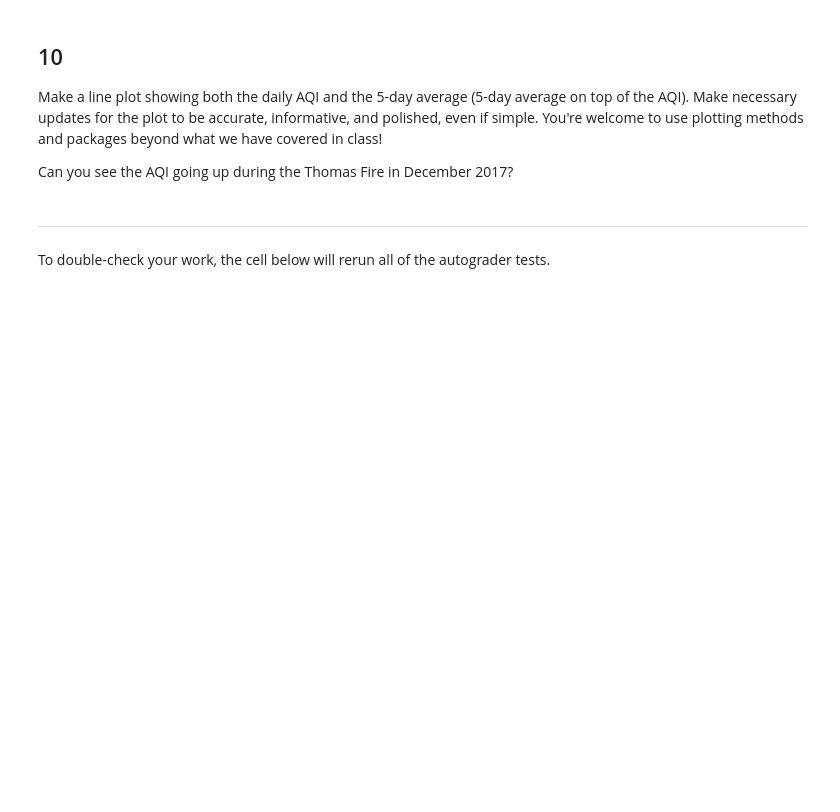
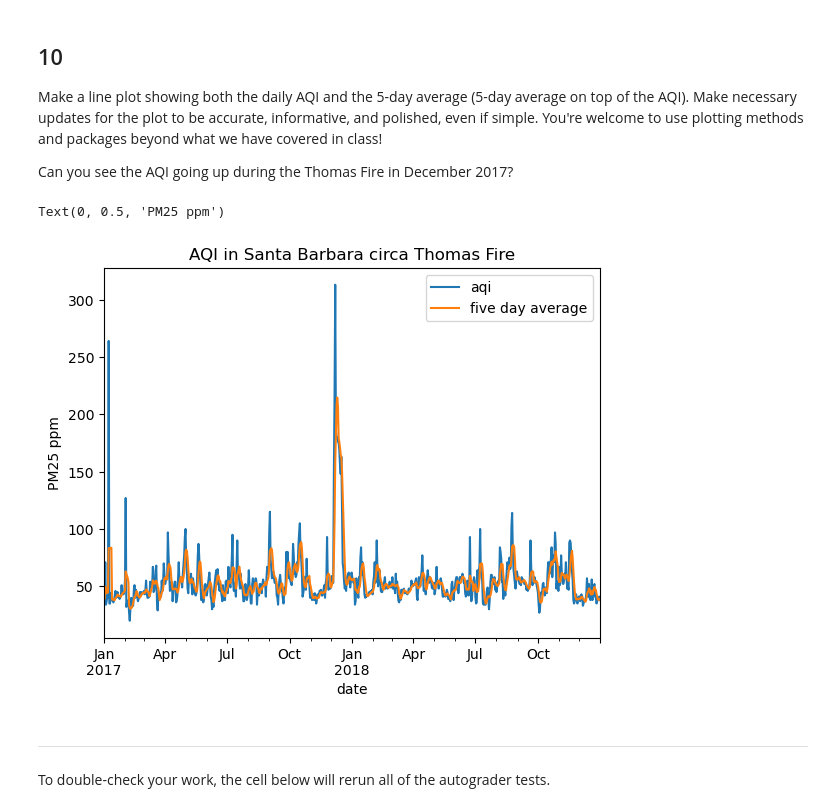
Before and after one commit to sacobjloan/eds220-hwk2, a Jupyter notebook: task3/hwk2-task3-aqi-sloan.ipynb, the cells around one changed output. Saved outputs shown, nothing was run; the diff lists cells and outputs as text; code cells hidden in the pictures; blank space fills up the shorter version.

```diff
--- a/task3/hwk2-task3-aqi-sloan.ipynb
+++ b/task3/hwk2-task3-aqi-sloan.ipynb
@@ -317,6 +303,6 @@ q8 results:
 
 Without creating any new variables, add the mean of the AQI over a 5-day rolling window as a new column named `five_day_average` to the `aqi_sb` data frame.
 # %%
-aqi_sb
+aqi_sb['five_day_average'] = rolling_average
 # %%
 grader.check("q9")
@@ -327,6 +315,14 @@ grader.check("q9")
 Make a line plot showing both the daily AQI and the 5-day average (5-day average on top of the AQI). Make necessary updates for the plot to be accurate, informative, and polished, even if simple. You're welcome to use plotting methods and packages beyond what we have covered in class!
 
 Can you see the AQI going up during the Thomas Fire in December 2017?
+# %%
+aqi_sb.plot(kind = 'line', y = ['aqi','five_day_average'])
+plt.title('AQI in Santa Barbara circa Thomas Fire')
+plt.legend(labels = ['aqi','five day average'])
+plt.ylabel('PM25 ppm')
+# %% [output]
+Text(0, 0.5, 'PM25 ppm')
+[figure, added]
 # %% [markdown]
 ---
 
```
Also changed, not shown: parts of 9 cells of this notebook.
